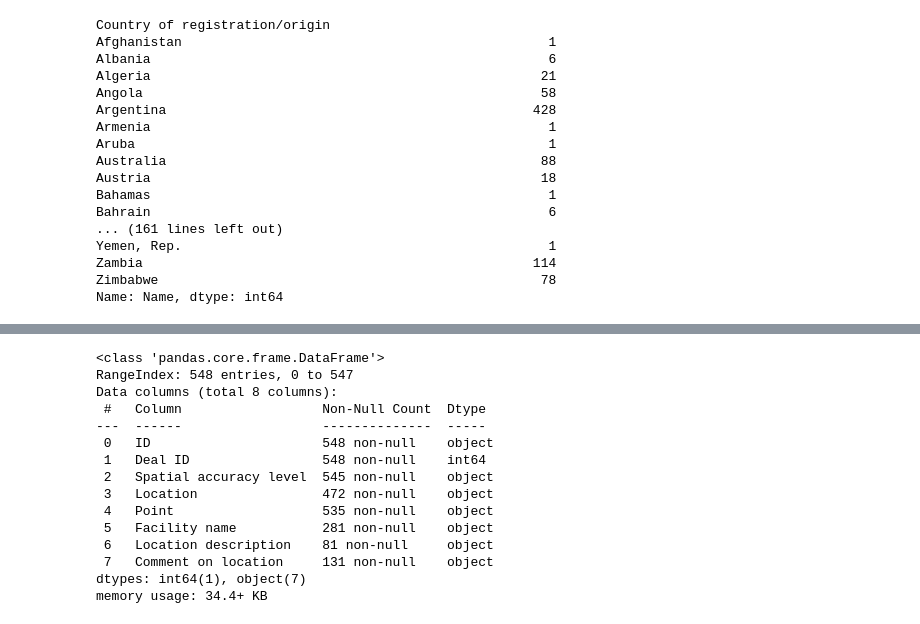
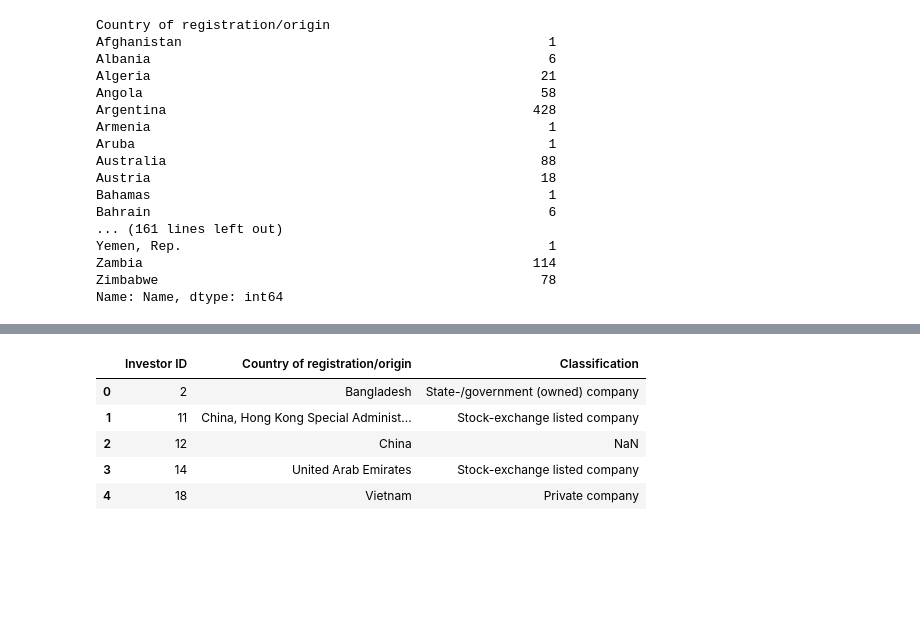
Before and after one commit to manzahn/Group-project-Data-Science-in-Space, a Jupyter notebook: Workfolder Landmatix/groupproject.ipynb, the cells around one changed output, grey strips where cells are left out. Cells and saved outputs as stored; diff of their text form; code cells hidden in the pictures; blank space fills up the shorter version.

```diff
--- a/Workfolder Landmatix/groupproject.ipynb
+++ b/Workfolder Landmatix/groupproject.ipynb
@@ -243,19 +219,11 @@ df_locations.head()
-# %%
-df_locations.info()
-# %% [output]
-<class 'pandas.core.frame.DataFrame'>
-RangeIndex: 548 entries, 0 to 547
-Data columns (total 8 columns):
- #   Column                  Non-Null Count  Dtype
----  ------                  --------------  -----
- 0   ID                      548 non-null    object
- 1   Deal ID                 548 non-null    int64
- 2   Spatial accuracy level  545 non-null    object
- 3   Location                472 non-null    object
- 4   Point                   535 non-null    object
- 5   Facility name           281 non-null    object
- 6   Location description    81 non-null     object
- 7   Comment on location     131 non-null    object
-dtypes: int64(1), object(7)
-memory usage: 34.4+ KB
+# %%
+investor_countries_clean = df_investors[['Investor ID', 'Country of registration/origin', 'Classification']]
+investor_countries_clean.head()
+# %% [output]
+|  | Investor ID | Country of registration/origin | Classification |
+| 0 | 2 | Bangladesh | State-/government (owned) company |
+| 1 | 11 | China, Hong Kong Special Administ... | Stock-exchange listed company |
+| 2 | 12 | China | NaN |
+| 3 | 14 | United Arab Emirates | Stock-exchange listed company |
+| 4 | 18 | Vietnam | Private company |
 # %%
```
Also changed, not shown: parts of 28 cells of this notebook.
